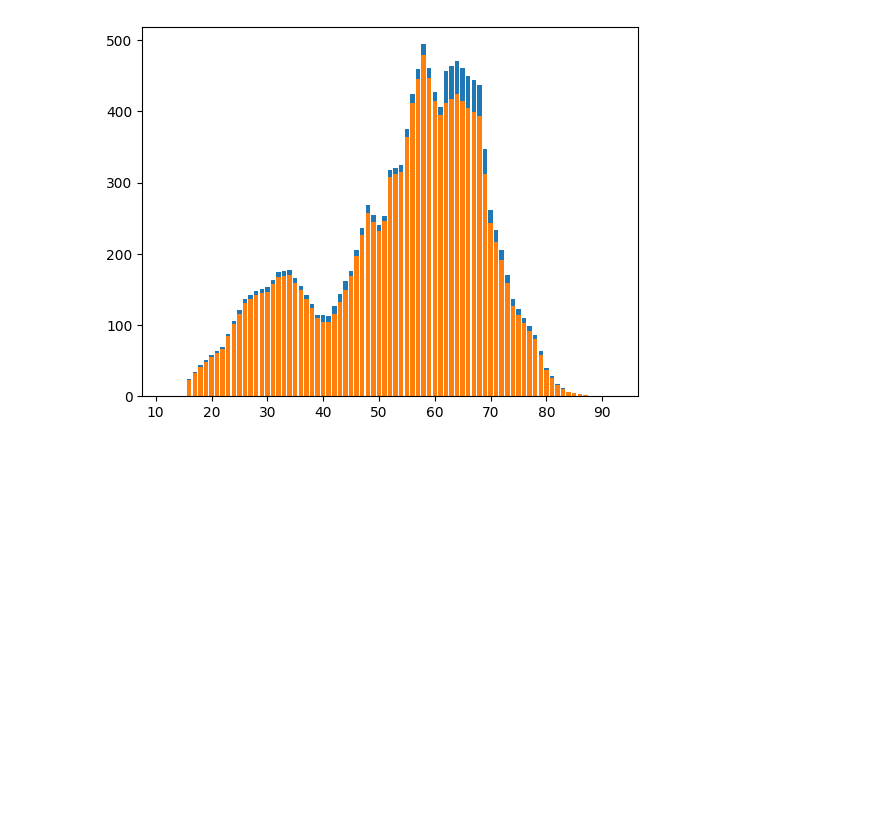
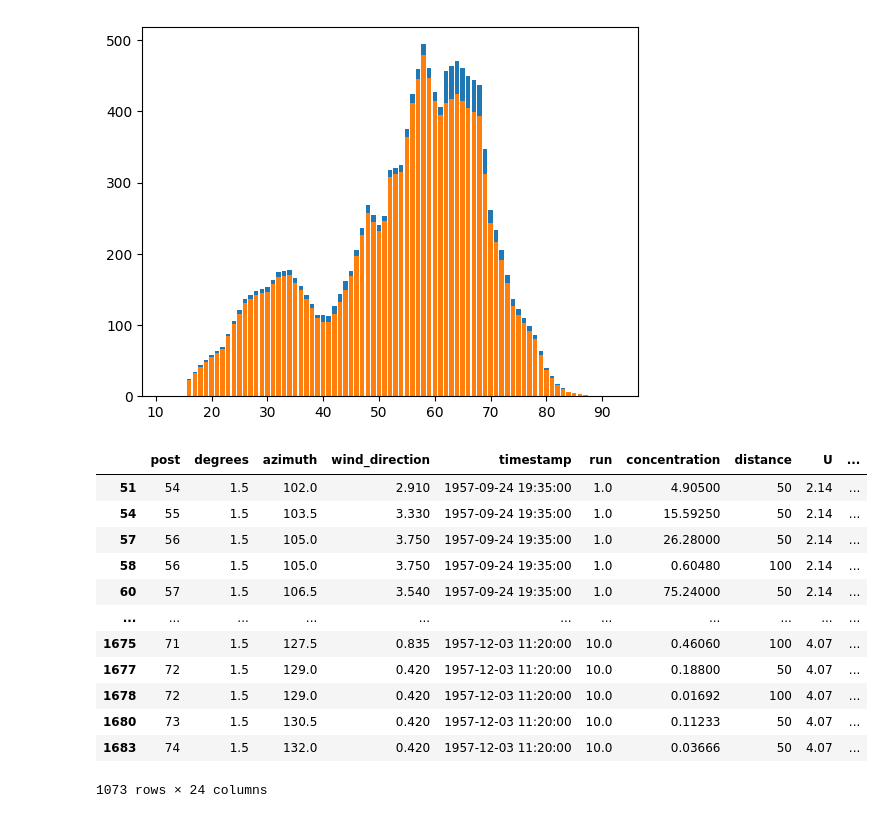
Before and after one commit to gviglione/DataAnalyticsProject, a Jupyter notebook: src/data/data_cleaning.ipynb, the cells around one changed output. Drawn from its saved outputs; the diff is of its cells as text; code cells hidden in the pictures; blank space fills up the shorter version.

```diff
--- a/src/data/data_cleaning.ipynb
+++ b/src/data/data_cleaning.ipynb
@@ -247,6 +247,22 @@ plt.bar(data2_corrected['post'], data2_corrected['concentration'])
 plt.show()
 # %% [output]
 [figure]
+# %%
+data2_corrected
+# %% [output]
+|  | post | degrees | azimuth | wind_direction | timestamp | run | concentration | distance | U | ... |
+| 51 | 54 | 1.5 | 102.0 | 2.910 | 1957-09-24 19:35:00 | 1.0 | 4.90500 | 50 | 2.14 | ... |
+| 54 | 55 | 1.5 | 103.5 | 3.330 | 1957-09-24 19:35:00 | 1.0 | 15.59250 | 50 | 2.14 | ... |
+| 57 | 56 | 1.5 | 105.0 | 3.750 | 1957-09-24 19:35:00 | 1.0 | 26.28000 | 50 | 2.14 | ... |
+| 58 | 56 | 1.5 | 105.0 | 3.750 | 1957-09-24 19:35:00 | 1.0 | 0.60480 | 100 | 2.14 | ... |
+| 60 | 57 | 1.5 | 106.5 | 3.540 | 1957-09-24 19:35:00 | 1.0 | 75.24000 | 50 | 2.14 | ... |
+| ... | ... | ... | ... | ... | ... | ... | ... | ... | ... | ... |
+| 1675 | 71 | 1.5 | 127.5 | 0.835 | 1957-12-03 11:20:00 | 10.0 | 0.46060 | 100 | 4.07 | ... |
+| 1677 | 72 | 1.5 | 129.0 | 0.420 | 1957-12-03 11:20:00 | 10.0 | 0.18800 | 50 | 4.07 | ... |
+| 1678 | 72 | 1.5 | 129.0 | 0.420 | 1957-12-03 11:20:00 | 10.0 | 0.01692 | 100 | 4.07 | ... |
+| 1680 | 73 | 1.5 | 130.5 | 0.420 | 1957-12-03 11:20:00 | 10.0 | 0.11233 | 50 | 4.07 | ... |
+| 1683 | 74 | 1.5 | 132.0 | 0.420 | 1957-12-03 11:20:00 | 10.0 | 0.03666 | 50 | 4.07 | ... |
+1073 rows × 24 columns
 # %%
 import pandas as pd
 
```
Also changed, not shown: parts of 2 cells of this notebook, 3 other files.
